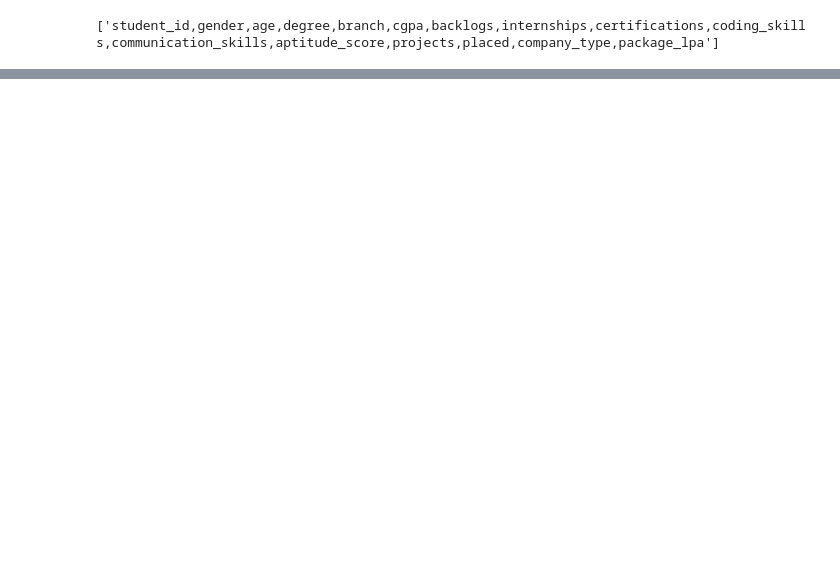
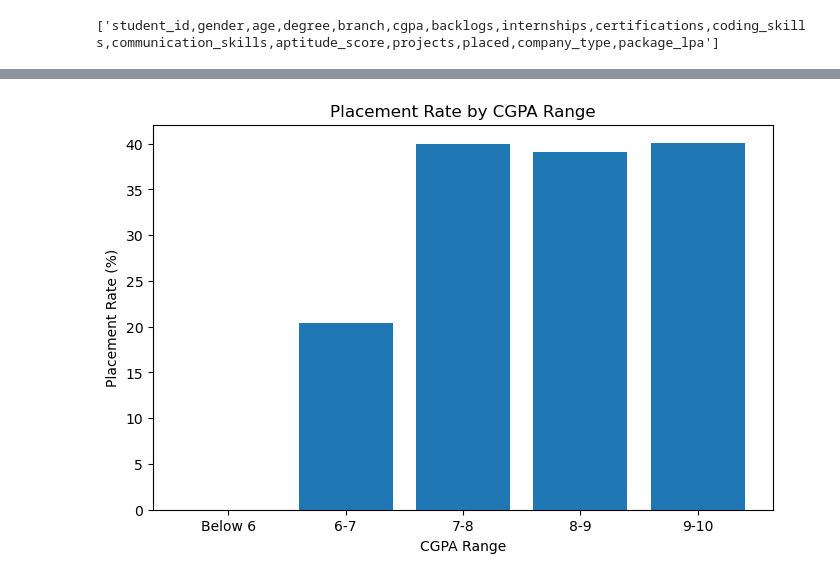
Before and after one commit to ruchaakadam/CampusPulse, a Jupyter notebook: analysis/01_data_understanding.ipynb, the cells around one changed output, grey strips where cells are left out. Cells and saved outputs as stored; diff of their text form; code cells hidden in the pictures; blank space fills up the shorter version.

Commit message:
Complete placement data analysis

```diff
--- a/analysis/01_data_understanding.ipynb
+++ b/analysis/01_data_understanding.ipynb
@@ -49,0 +415,2 @@ df.columns.tolist()
+# %%
+df_clean = df_parsed.copy()
@@ -49,0 +567,13 @@ df.columns.tolist()
+# %%
+df_clean["placed"] = pd.to_numeric(df_clean["placed"], errors="coerce")
+
+total_students = len(df_clean)
+placed_students = (df_clean["placed"] == 1).sum()
+not_placed_students = (df_clean["placed"] == 0).sum()
+placement_rate = placed_students / total_students * 100
+
+print("=== CAMPUSPULSE PLACEMENT KPI ===")
+print(f"Total students      : {total_students:,}")
+print(f"Placed students     : {placed_students:,}")
+print(f"Not placed students : {not_placed_students:,}")
+print(f"Placement rate      : {placement_rate:.2f}%")
@@ -49,0 +642,13 @@ df.columns.tolist()
+# %%
+
+cgpa_analysis["placement_rate"] = (
+    cgpa_analysis["placed_students"]
+    / cgpa_analysis["total_students"]
+    * 100
+)
+
+print(cgpa_analysis[[
+    "total_students",
+    "placed_students",
+    "placement_rate"
+]].round(2))
@@ -49,0 +663,17 @@ df.columns.tolist()
+# %%
+import matplotlib.pyplot as plt
+
+plt.figure(figsize=(8, 5))
+
+plt.bar(
+    cgpa_analysis.index.astype(str),
+    cgpa_analysis["placement_rate"]
+)
+
+plt.xlabel("CGPA Range")
+plt.ylabel("Placement Rate (%)")
+plt.title("Placement Rate by CGPA Range")
+
+plt.show()
+# %% [output]
+[figure, added]
```
Also changed, not shown: parts of 71 cells of this notebook, 2 other files.
